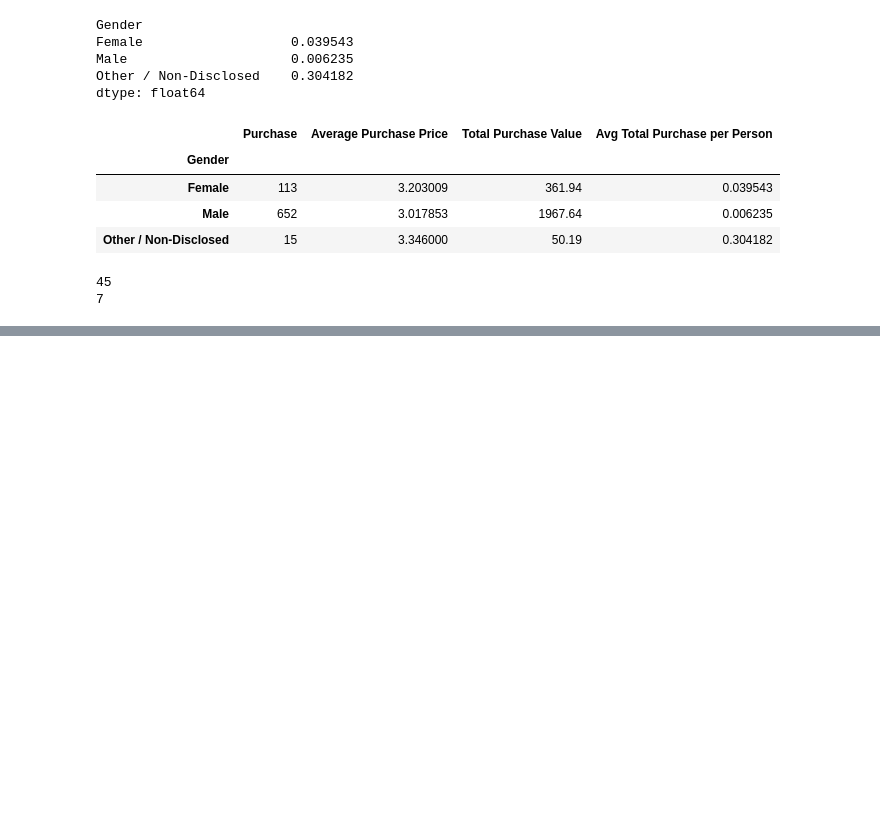
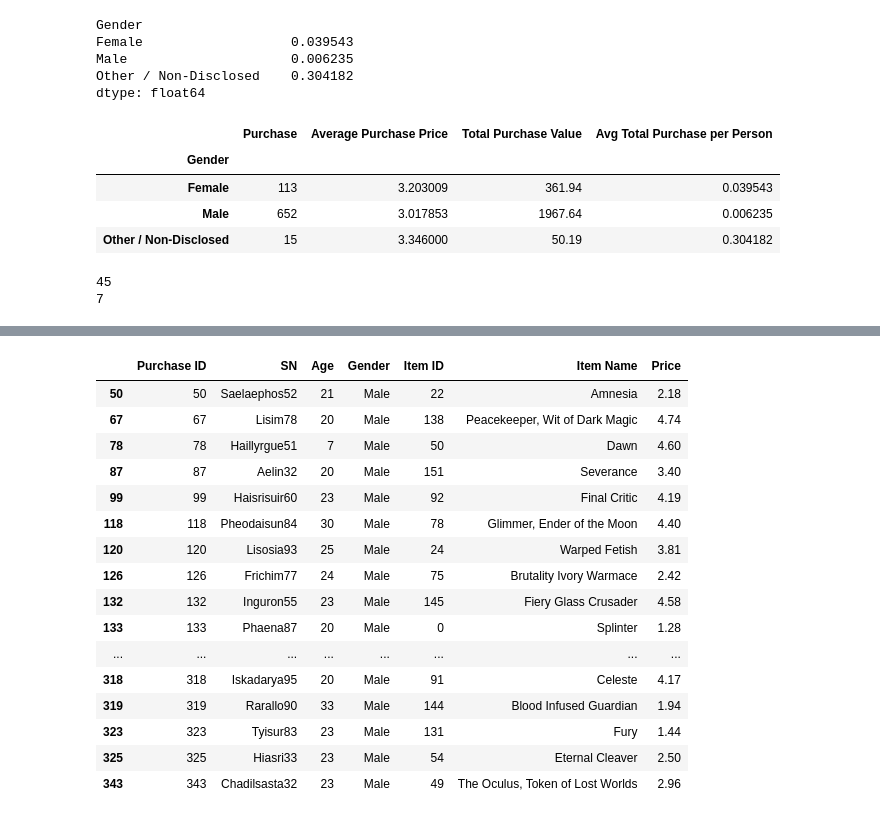
Before and after one commit to Ian916-Koenes/Pandas-Challenge, a Jupyter notebook: HeroesOfPymoli.ipynb, the cells around one changed output, grey strips where cells are left out. Drawn from its saved outputs; the diff is of its cells as text; code cells hidden in the pictures; blank space fills up the shorter version.

```diff
--- a/HeroesOfPymoli.ipynb
+++ b/HeroesOfPymoli.ipynb
@@ -166,0 +312,21 @@ Categories (8, object): [<10 < 10-14 < 15-19 < 20-24 < 25-29 < 30-34 < 35-39 < 4
+# %%
+Heroes_players_duplicates_df = Heroes_df[Heroes_df.duplicated(["SN"])]
+Heroes_players_duplicates_df.head(50)
+# %% [output]
+|  | Purchase ID | SN | Age | Gender | Item ID | Item Name | Price |
+| 50 | 50 | Saelaephos52 | 21 | Male | 22 | Amnesia | 2.18 |
+| 67 | 67 | Lisim78 | 20 | Male | 138 | Peacekeeper, Wit of Dark Magic | 4.74 |
+| 78 | 78 | Haillyrgue51 | 7 | Male | 50 | Dawn | 4.60 |
+| 87 | 87 | Aelin32 | 20 | Male | 151 | Severance | 3.40 |
+| 99 | 99 | Haisrisuir60 | 23 | Male | 92 | Final Critic | 4.19 |
+| 118 | 118 | Pheodaisun84 | 30 | Male | 78 | Glimmer, Ender of the Moon | 4.40 |
+| 120 | 120 | Lisosia93 | 25 | Male | 24 | Warped Fetish | 3.81 |
+| 126 | 126 | Frichim77 | 24 | Male | 75 | Brutality Ivory Warmace | 2.42 |
+| 132 | 132 | Inguron55 | 23 | Male | 145 | Fiery Glass Crusader | 4.58 |
+| 133 | 133 | Phaena87 | 20 | Male | 0 | Splinter | 1.28 |
+| ... | ... | ... | ... | ... | ... | ... | ... |
+| 318 | 318 | Iskadarya95 | 20 | Male | 91 | Celeste | 4.17 |
+| 319 | 319 | Rarallo90 | 33 | Male | 144 | Blood Infused Guardian | 1.94 |
+| 323 | 323 | Tyisur83 | 23 | Male | 131 | Fury | 1.44 |
+| 325 | 325 | Hiasri33 | 23 | Male | 54 | Eternal Cleaver | 2.50 |
+| 343 | 343 | Chadilsasta32 | 23 | Male | 49 | The Oculus, Token of Lost Worlds | 2.96 |
```
Also changed, not shown: parts of 12 cells of this notebook.
